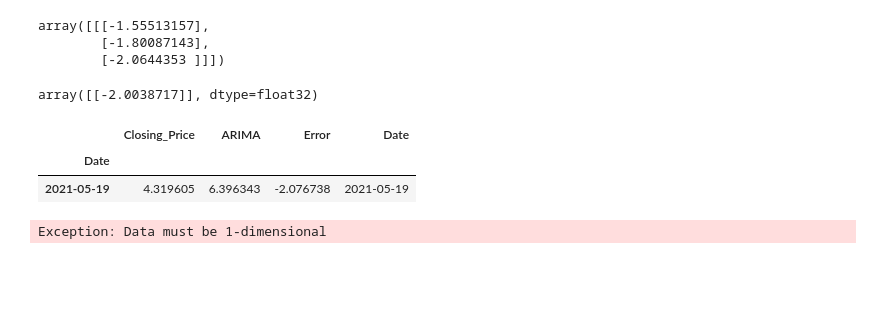
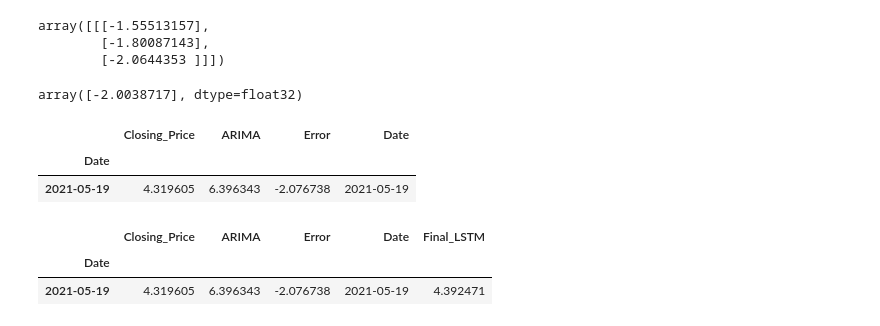
Before and after one commit to nhutminh9799/KLTN_MinhNhut, a Jupyter notebook: LSTM_ARIMA_MODEL/LSTM-ARIMA Model.ipynb, the cells around one changed output. Saved outputs shown, nothing was run; the diff lists cells and outputs as text; code cells hidden in the pictures; blank space fills up the shorter version.

```diff
--- a/LSTM_ARIMA_MODEL/LSTM-ARIMA Model.ipynb
+++ b/LSTM_ARIMA_MODEL/LSTM-ARIMA Model.ipynb
@@ -370,10 +370,10 @@ array([[[-1.55513157],
 # %%
 y_forecast= model.predict(dataX)
 # %%
-y_forecast = y_fore
+y_forecast = y_forecast.reshape(1,)
 y_forecast
 # %% [output]
-array([[-2.0038717]], dtype=float32)
+array([-2.0038717], dtype=float32)
 # %%
 y_arima = test.copy()
 y_arima = y_arima.tail(4).head(1)
@@ -383,6 +383,10 @@ y_arima
 | Date |  |  |  |  |
 | 2021-05-19 | 4.319605 | 6.396343 | -2.076738 | 2021-05-19 |
 # %%
-y_arima['Final_LSTM']=y_arima.ARIMA+y_forecast.reshape(-1,1)
+y_arima['Final_LSTM']=y_arima.ARIMA+y_forecast
-# %% [output]
-Exception: Data must be 1-dimensional
+# %%
+y_arima
+# %% [output]
+|  | Closing_Price | ARIMA | Error | Date | Final_LSTM |
+| Date |  |  |  |  |  |
+| 2021-05-19 | 4.319605 | 6.396343 | -2.076738 | 2021-05-19 | 4.392471 |
```
Also changed, not shown: 10 other files.
